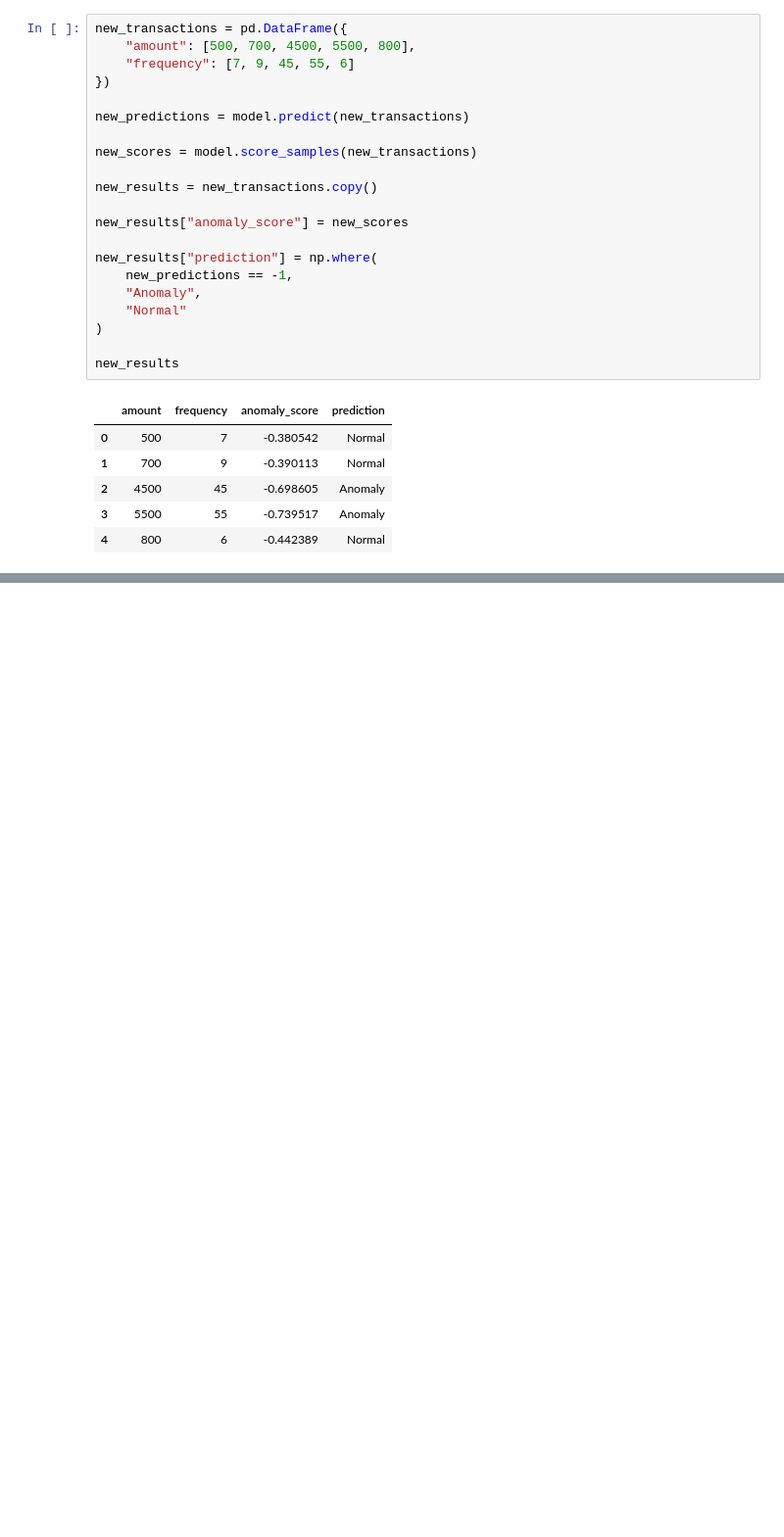
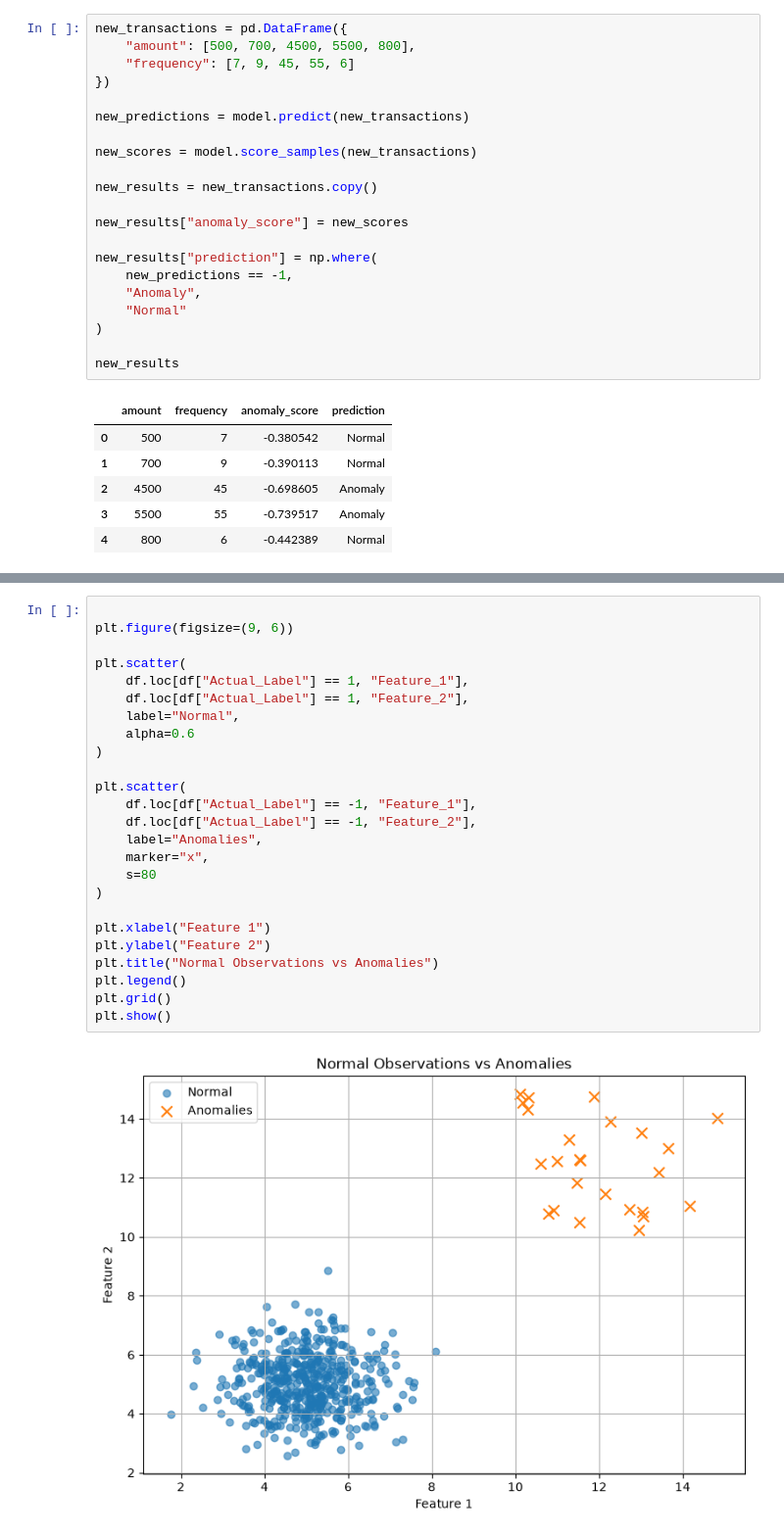
Before and after one commit to SumitYesade22/Machine_Learning, a Jupyter notebook: anamoly-detection/code.ipynb, the cells around one changed output, grey strips where cells are left out. Shown at 98% size. Cells and saved outputs as stored; diff of their text form; blank space fills up the shorter version.

```diff
--- a/anamoly-detection/code.ipynb
+++ b/anamoly-detection/code.ipynb
@@ -153,0 +200,27 @@ new_results
+# %%
+
+plt.figure(figsize=(9, 6))
+
+plt.scatter(
+    df.loc[df["Actual_Label"] == 1, "Feature_1"],
+    df.loc[df["Actual_Label"] == 1, "Feature_2"],
+    label="Normal",
+    alpha=0.6
+)
+
+plt.scatter(
+    df.loc[df["Actual_Label"] == -1, "Feature_1"],
+    df.loc[df["Actual_Label"] == -1, "Feature_2"],
+    label="Anomalies",
+    marker="x",
+    s=80
+)
+
+plt.xlabel("Feature 1")
+plt.ylabel("Feature 2")
+plt.title("Normal Observations vs Anomalies")
+plt.legend()
+plt.grid()
+plt.show()
+# %% [output]
+[figure, added]
```
Also changed, not shown: parts of 12 cells of this notebook, 1 other file.
